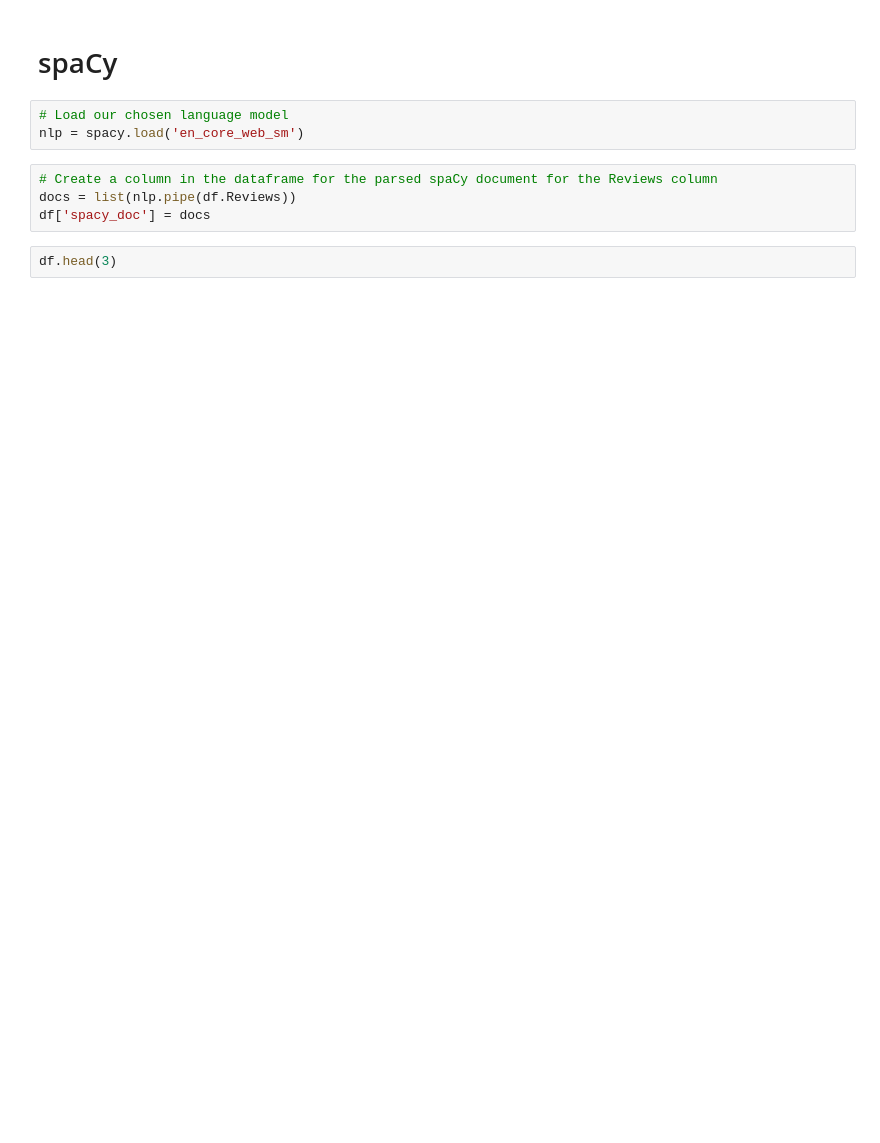
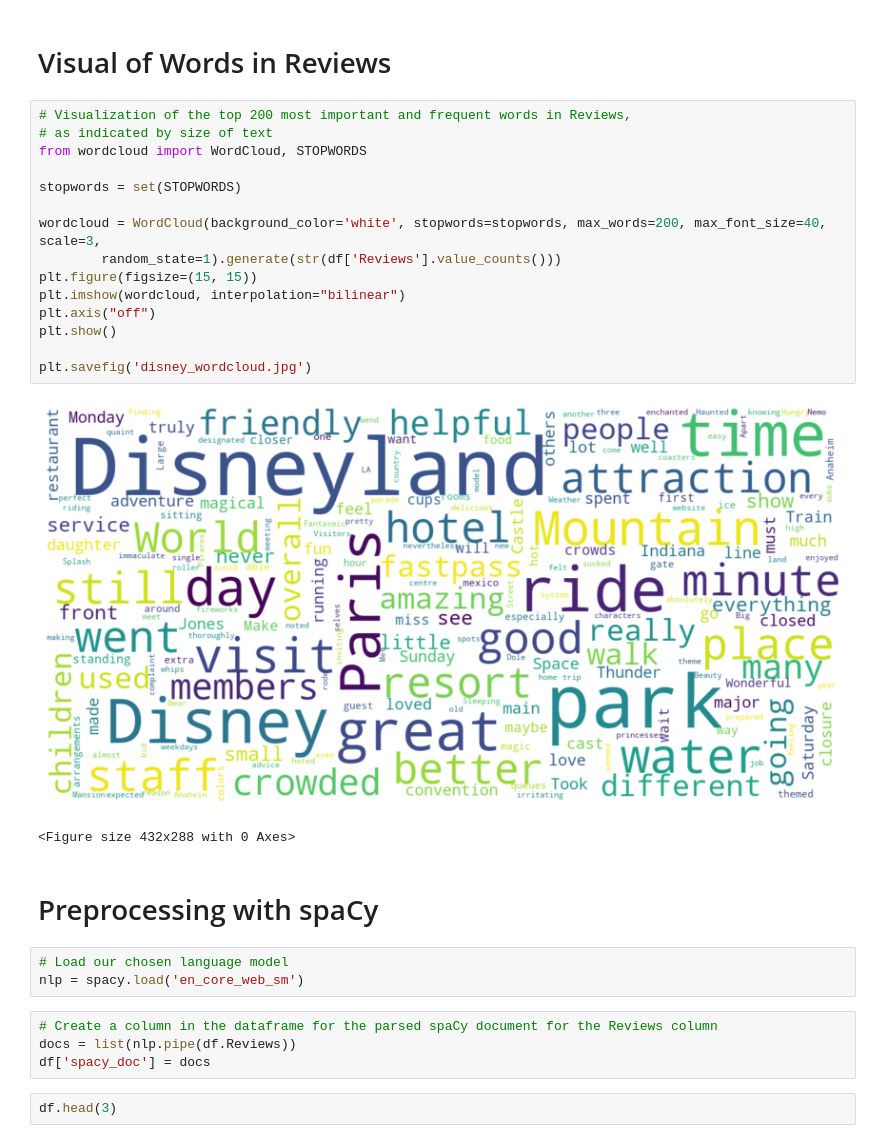
Before and after one commit to sandra-t-3282/Sentiment_Analysis_Disney_Parks_Reviews, a Jupyter notebook: NLP_spaCy_topic_modeling.ipynb, the cells around one changed output. Cells and saved outputs as stored; diff of their text form; blank space fills up the shorter version.

```diff
--- a/NLP_spaCy_topic_modeling.ipynb
+++ b/NLP_spaCy_topic_modeling.ipynb
@@ -37,5 +41,25 @@ df.head(3)
+# %% [markdown]
+# Visual of Words in Reviews
+# %%
+# Visualization of the top 200 most important and frequent words in Reviews,
+# as indicated by size of text
+from wordcloud import WordCloud, STOPWORDS
+
+stopwords = set(STOPWORDS)
+
+wordcloud = WordCloud(background_color='white', stopwords=stopwords, max_words=200, max_font_size=40, scale=3,
+        random_state=1).generate(str(df['Reviews'].value_counts()))
+plt.figure(figsize=(15, 15))
+plt.imshow(wordcloud, interpolation="bilinear")
+plt.axis("off")
+plt.show()
+
+plt.savefig('disney_wordcloud.jpg')
+# %% [output]
+[figure, added]
+<Figure size 432x288 with 0 Axes>
 # %% [markdown]
-# spaCy
+# Preprocessing with spaCy
 # %%
 # Load our chosen language model
 nlp = spacy.load('en_core_web_sm')
```
Also changed, not shown: parts of 75 cells of this notebook, 14 other files.
